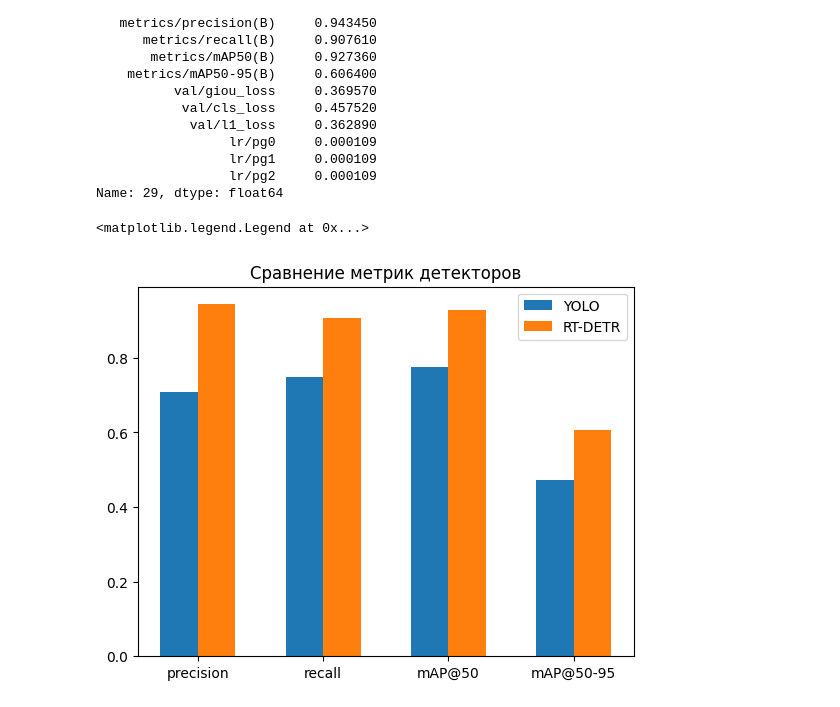
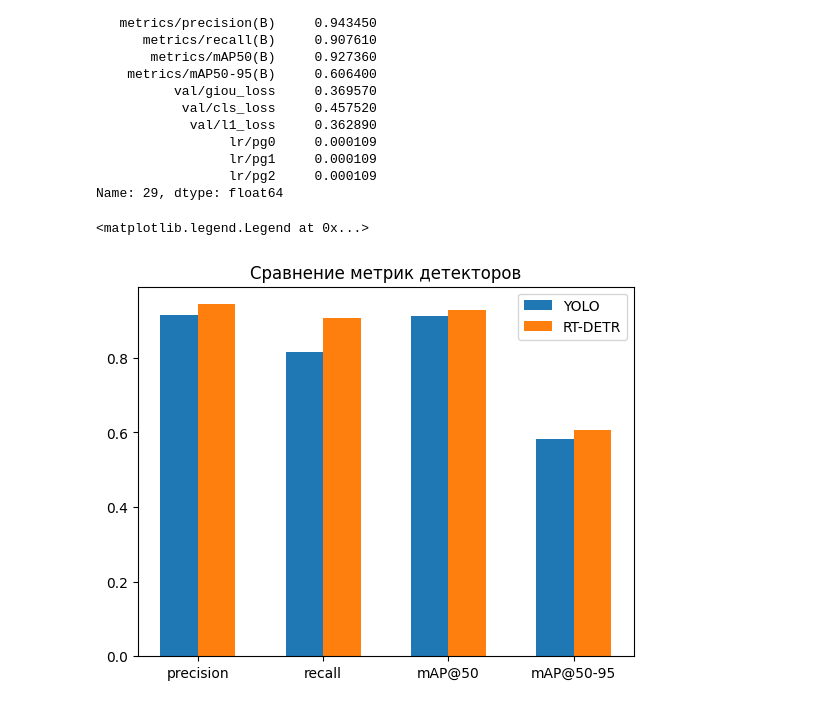
Before and after one commit to datanalist/watchdogs, a Jupyter notebook: notebooks/Clean_workplace.ipynb, the cells around one changed output. Drawn from its saved outputs; the diff is of its cells as text; code cells hidden in the pictures.

Commit message:
add tuned yolo wheiths and update notebook

```diff
--- a/notebooks/Clean_workplace.ipynb
+++ b/notebooks/Clean_workplace.ipynb
@@ -156,5 +213,5 @@ import matplotlib.pyplot as plt
 import pandas as pd
 # %%
 rtdetr_results = pd.read_csv('runs/detect/train2/results.csv')
-yolo_results = pd.read_csv('runs/detect/train3/results.csv')
+yolo_results = pd.read_csv('runs/detect/train4/results.csv')
 # %%
@@ -195,17 +252,17 @@ rtdetr_results.iloc[-1]
 Name: 29, dtype: float64
 # %%
 cat_par = ["precision", "recall", "mAP@50", "mAP@50-95"]
-g1 = yolo_results.iloc[-1][4:8].tolist()
+g1 = yolo_results.iloc[-5][4:8].tolist()
 g2 = rtdetr_results.iloc[-1][4:8].tolist()
 width = 0.3
 x = np.arange(len(cat_par))
 fig, ax = plt.subplots()
 rects1 = ax.bar(x - width/2, g1, width, label='YOLO')
 rects2 = ax.bar(x + width/2, g2, width, label='RT-DETR')
 ax.set_title('Сравнение метрик детекторов')
 ax.set_xticks(x)
 ax.set_xticklabels(cat_par)
 ax.legend()
 # %% [output]
 <matplotlib.legend.Legend at 0x...>
-[figure, old version]
+[figure, new version]
```
Also changed, not shown: parts of 9 cells of this notebook, 1 other file.
